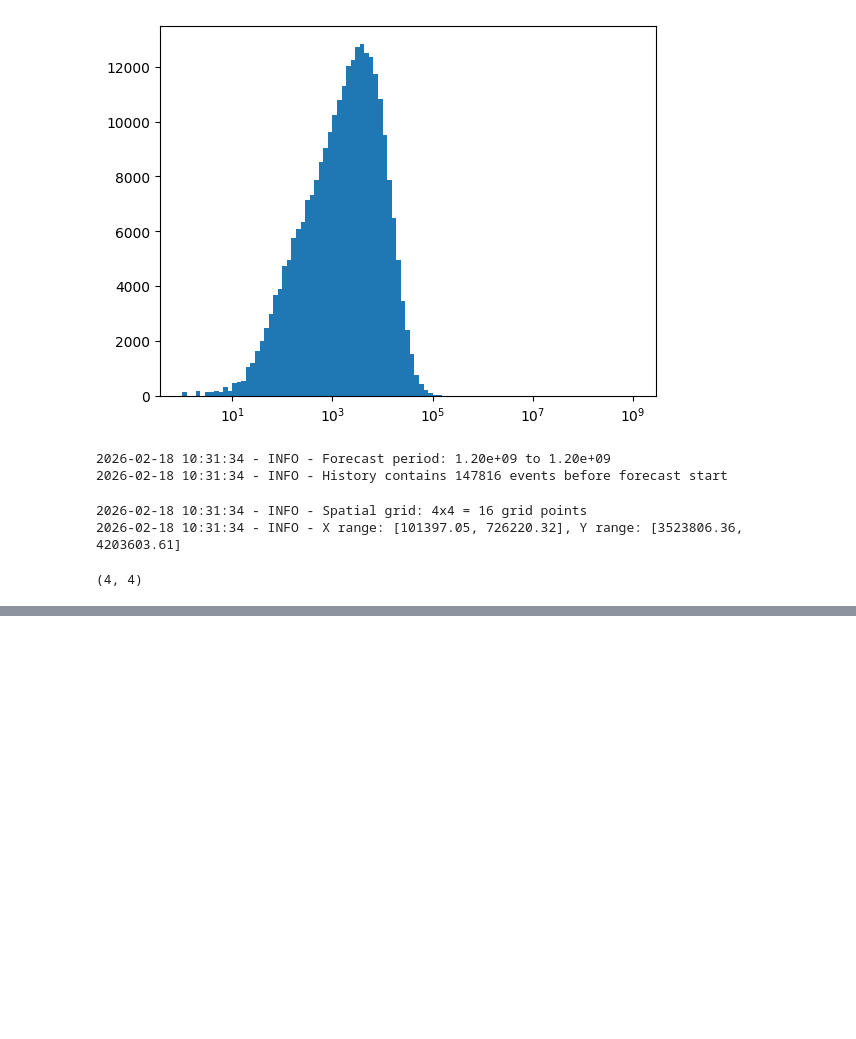
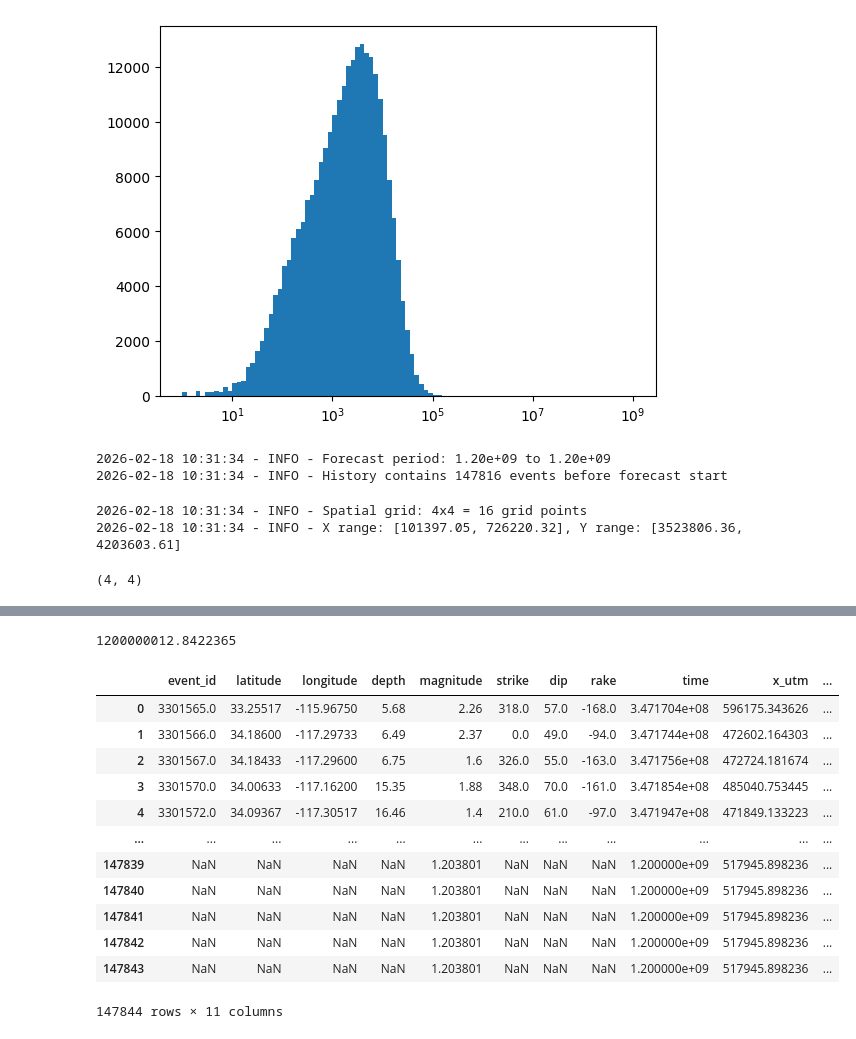
Before and after one commit to Ner-Ber/etas_edits, a Jupyter notebook: notebooks/bf_ETAS.ipynb, the cells around one changed output, grey strips where cells are left out. Cells and saved outputs as stored; diff of their text form; code cells hidden in the pictures; blank space fills up the shorter version.

```diff
--- a/notebooks/bf_ETAS.ipynb
+++ b/notebooks/bf_ETAS.ipynb
@@ -50,8 +50,8 @@ params = {
     "mu": 0.1,
     "beta": np.log(10),
     "alpha": 1,
-    "gamma": 1,
-    "c": 1,
+    "gamma": 1.3,
+    "c": -2.2,
     "p": 1,
     "D": 1,
     "q": 1,
@@ -164,7 +164,7 @@ while t < end_forecast:
     for x, y in tqdm(grid_points, desc=f'  Grid points (iter {iterations})',
                      leave=False, disable=len(grid_points) < 10):
         current_local_rate = return_local_rate(history, x, y)
-        dt, reject = get_time_step(current_local_rate, t)
+        dt, reject = get_time_step(current_local_rate, t)   # dt is in days
         dt_vec.append(dt)
         reject_vec.append(reject)
 
@@ -175,7 +175,7 @@ while t < end_forecast:
     min_dt = valid_dt.min() if valid_dt.size > 0 else None
     if min_dt is None:
         min_dt = np.random.choice(dt_vec)
-        logger.debug(f"Iteration {iterations}: No valid dt found, using random choice: {min_dt:.2e}")
+        logger.debug(f"Iteration {iterations}: No valid dt found, using random choice: {min_dt:.2e} days")
     else:
         x = XX.flatten()[np.argmin(dt_vec)]
         y = YY.flatten()[np.argmin(dt_vec)]
@@ -184,10 +184,10 @@ while t < end_forecast:
         catalog_append = {'time':t+min_dt, 'magnitude':mag_value, 'x_utm':x, 'y_utm':y}
         history.loc[len(history)] = catalog_append
         events_generated += 1
-        logger.debug(f"Iteration {iterations}: Generated event at t={t+min_dt:.2e}, m={mag_value:.2f}")
+        logger.debug(f"Iteration {iterations}: Generated event at t={t+min_dt * 86400:.2e}, m={mag_value:.2f}")
 
-    t += min_dt
-    pbar.update(min_dt)
+    t += min_dt * 86400  # Convert min_dt to seconds
+    pbar.update(min_dt * 86400)
 
     # Log progress every 100 iterations
     if iterations % 100 == 0:
@@ -200,0 +202,20 @@ logger.info(f"Final catalog size: {len(history)} events")
+# %%
+t
+# %% [output]
+1200000012.8422365
+# %%
+history
+# %% [output]
+|  | event_id | latitude | longitude | depth | magnitude | strike | dip | rake | time | x_utm | ... |
+| 0 | 3301565.0 | 33.25517 | -115.96750 | 5.68 | 2.26 | 318.0 | 57.0 | -168.0 | 3.471704e+08 | 596175.343626 | ... |
+| 1 | 3301566.0 | 34.18600 | -117.29733 | 6.49 | 2.37 | 0.0 | 49.0 | -94.0 | 3.471744e+08 | 472602.164303 | ... |
+| 2 | 3301567.0 | 34.18433 | -117.29600 | 6.75 | 1.6 | 326.0 | 55.0 | -163.0 | 3.471756e+08 | 472724.181674 | ... |
+| 3 | 3301570.0 | 34.00633 | -117.16200 | 15.35 | 1.88 | 348.0 | 70.0 | -161.0 | 3.471854e+08 | 485040.753445 | ... |
+| 4 | 3301572.0 | 34.09367 | -117.30517 | 16.46 | 1.4 | 210.0 | 61.0 | -97.0 | 3.471947e+08 | 471849.133223 | ... |
+| ... | ... | ... | ... | ... | ... | ... | ... | ... | ... | ... | ... |
+| 147839 | NaN | NaN | NaN | NaN | 1.203801 | NaN | NaN | NaN | 1.200000e+09 | 517945.898236 | ... |
+| 147840 | NaN | NaN | NaN | NaN | 1.203801 | NaN | NaN | NaN | 1.200000e+09 | 517945.898236 | ... |
+| 147841 | NaN | NaN | NaN | NaN | 1.203801 | NaN | NaN | NaN | 1.200000e+09 | 517945.898236 | ... |
+| 147842 | NaN | NaN | NaN | NaN | 1.203801 | NaN | NaN | NaN | 1.200000e+09 | 517945.898236 | ... |
+| 147843 | NaN | NaN | NaN | NaN | 1.203801 | NaN | NaN | NaN | 1.200000e+09 | 517945.898236 | ... |
+147844 rows × 11 columns
```
Also changed, not shown: parts of 1 cell of this notebook.
